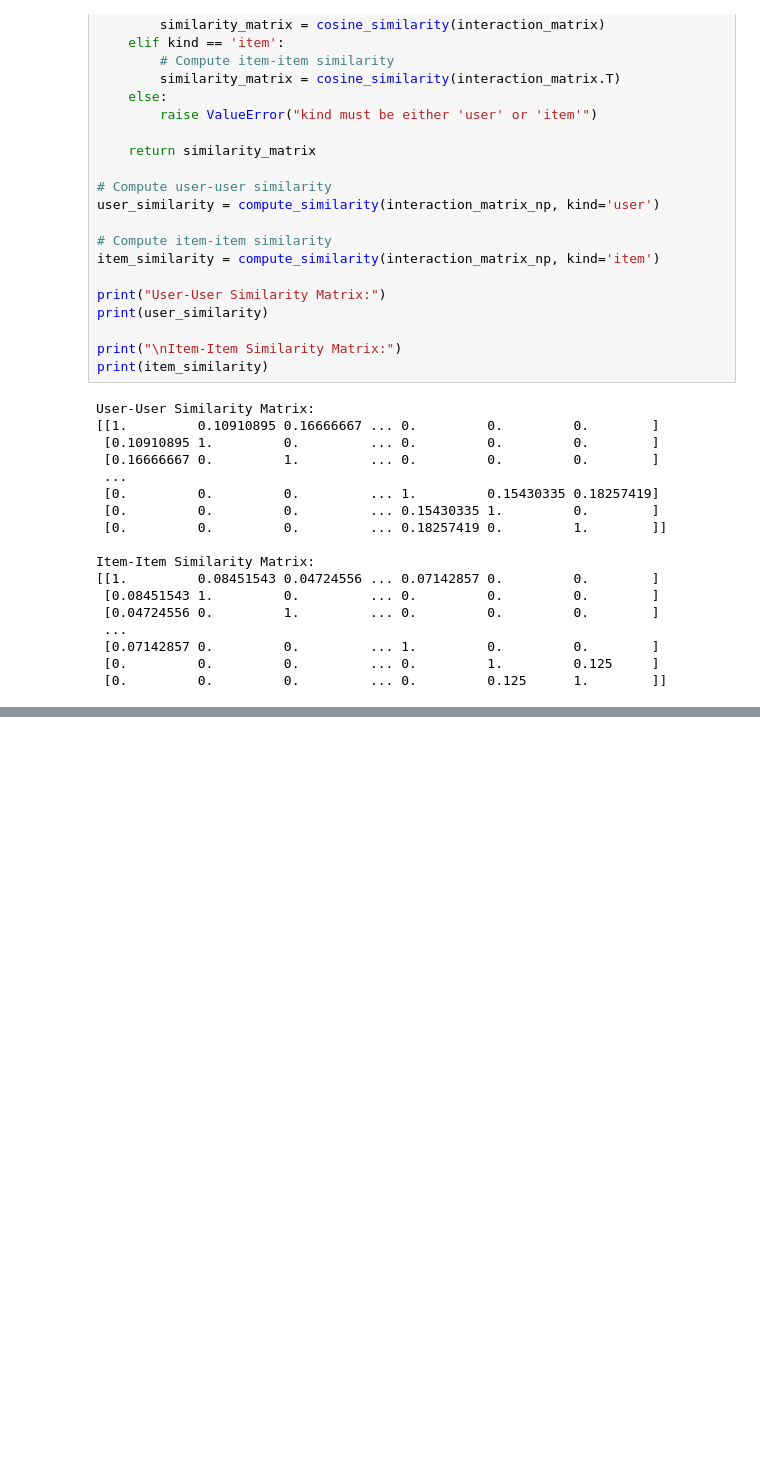
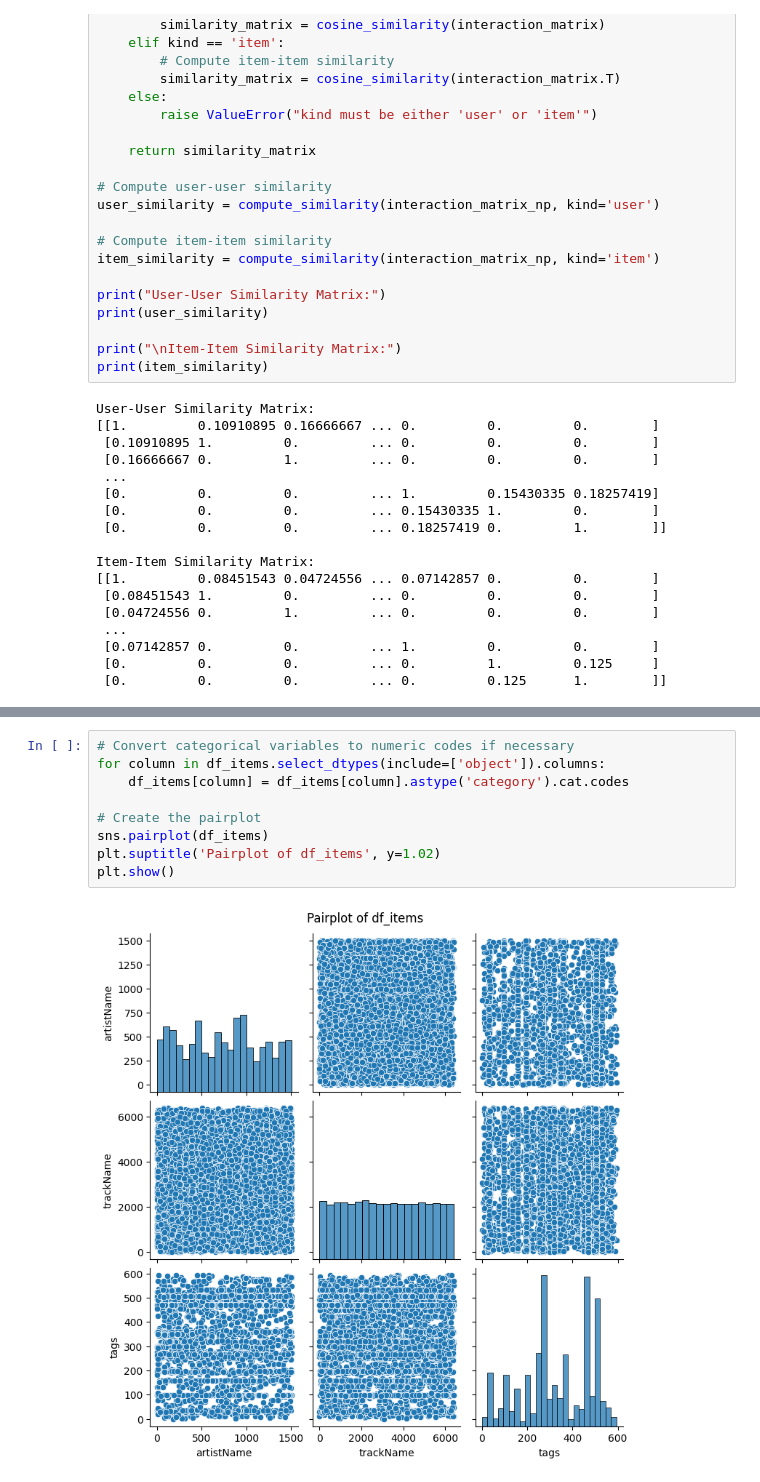
Before and after one commit to NACME-AIML-2024/final-project-recsetters, a Jupyter notebook: viz.ipynb, the cells around one changed output, grey strips where cells are left out. Saved outputs shown, nothing was run; the diff lists cells and outputs as text; blank space fills up the shorter version.

```diff
--- a/viz.ipynb
+++ b/viz.ipynb
@@ -1106,0 +1090,11 @@ user_ids: tensor([  34,  476,  103, 1881, 1890, 2259,  279, 2038, 1407, 1127, 24
+# %%
+# Convert categorical variables to numeric codes if necessary
+for column in df_items.select_dtypes(include=['object']).columns:
+    df_items[column] = df_items[column].astype('category').cat.codes
+
+# Create the pairplot
+sns.pairplot(df_items)
+plt.suptitle('Pairplot of df_items', y=1.02)
+plt.show()
+# %% [output]
+[figure, added]
```
Also changed, not shown: parts of 8 cells of this notebook.
